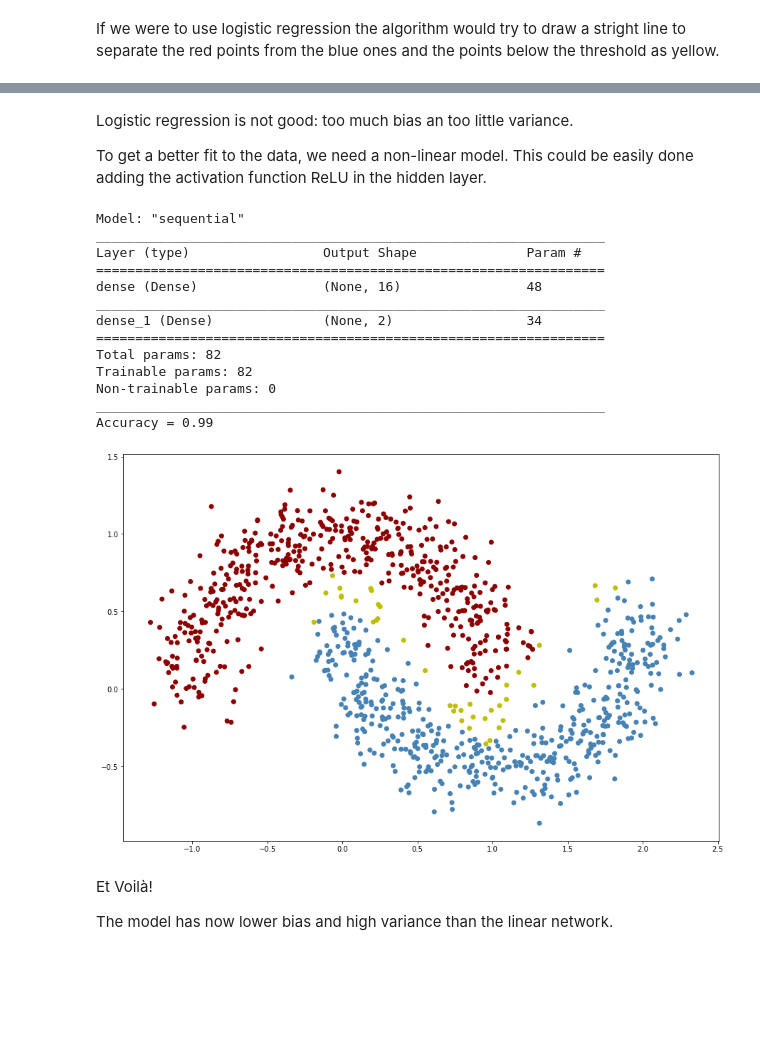
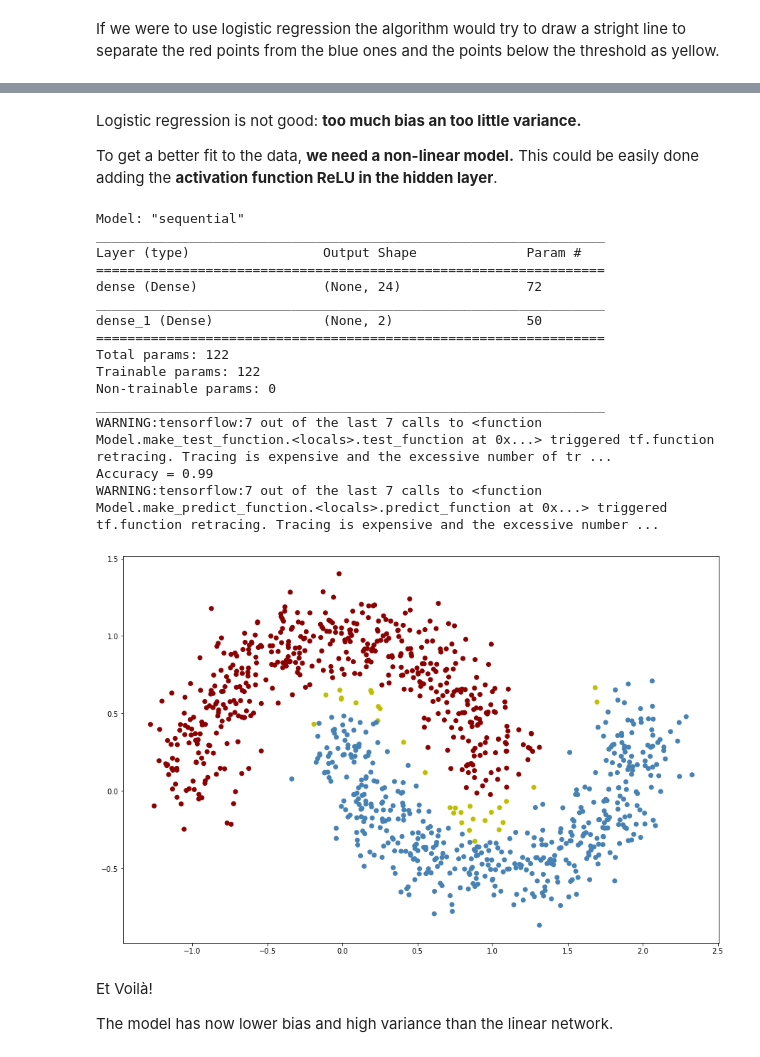
Before and after one commit to diegorusso/deep-learning-from-scratch, a Jupyter notebook: 03_non_linear_classification.ipynb, the cells around one changed output, grey strips where cells are left out. Drawn from its saved outputs; the diff is of its cells as text; code cells hidden in the pictures; blank space fills up the shorter version.

```diff
--- a/03_non_linear_classification.ipynb
+++ b/03_non_linear_classification.ipynb
@@ -39,7 +39,9 @@ from tensorflow.keras.optimizers import SGD
 tensorflow.keras.backend.clear_session()
 
 n_features = 2
-n_hidden = 8
+# Try increasing/decreasing the number of hidden units and see how it affects
+# the prediction
+n_hidden = 4
 n_labels = 2
 
 model = Sequential()
@@ -87,11 +91,9 @@ Accuracy = 0.87
 [figure]
 # %% [markdown]
-Logistic regression is not good: too much bias an too little variance.
+Logistic regression is not good: **too much bias an too little variance.**
 
-To get a better fit to the data, we need a non-linear model. This could be easily done adding the activation function ReLU in the hidden layer.
+To get a better fit to the data, **we need a non-linear model.** This could be easily done adding the **activation function ReLU in the hidden layer**.
 # %%
-# %load answers/ex07.py
-
 import tensorflow
 from tensorflow.keras.models     import Sequential
 from tensorflow.keras.layers     import Dense
@@ -100,7 +102,9 @@ from tensorflow.keras.optimizers import SGD
 tensorflow.keras.backend.clear_session()
 
 n_features = 2
-n_hidden = 16
+# Try increasing/decreasing the number of hidden units and see how it affects
+# the prediction
+n_hidden = 24
 n_labels = 2
 
 model = Sequential()
@@ -114,38 +118,40 @@ model.compile(loss='binary_crossentropy', optimizer=SGD(lr=0.05), metrics=['accu
 model.fit(train_x, train_y, epochs=10000, batch_size=m, verbose=0)
 
 loss_and_acc = model.evaluate(train_x, train_y, batch_size=m, verbose=0)
 print('Accuracy = {:4.2f}'.format(loss_and_acc[1]))
 
 softmax = model.predict(train_x, batch_size=m)
 
 c = []
 
 for i in range(m):
     if softmax[i,0] > 0.8:
         c.append('darkred')
     elif softmax[i,1] > 0.8:
         c.append('steelblue')
     else:
         c.append('y')
 
 plt.rcParams["figure.figsize"] = (15, 10)
 plt.scatter(train_x[:,0], train_x[:,1], color=c)
 plt.show()
 # %% [output]
 Model: "sequential"
 _________________________________________________________________
 Layer (type)                 Output Shape              Param #
 =================================================================
-dense (Dense)                (None, 16)                48
+dense (Dense)                (None, 24)                72
 _________________________________________________________________
-dense_1 (Dense)              (None, 2)                 34
+dense_1 (Dense)              (None, 2)                 50
 =================================================================
-Total params: 82
-Trainable params: 82
+Total params: 122
+Trainable params: 122
 Non-trainable params: 0
 _________________________________________________________________
+WARNING:tensorflow:7 out of the last 7 calls to <function Model.make_test_function.<locals>.test_function at 0x...> triggered tf.function retracing. Tracing is expensive and the excessive number of tr ...
 Accuracy = 0.99
+WARNING:tensorflow:7 out of the last 7 calls to <function Model.make_predict_function.<locals>.predict_function at 0x...> triggered tf.function retracing. Tracing is expensive and the excessive number ...
-[figure, old version]
+[figure, new version]
 # %% [markdown]
 Et Voilà!
 
```
Also changed, not shown: parts of 5 cells of this notebook.
